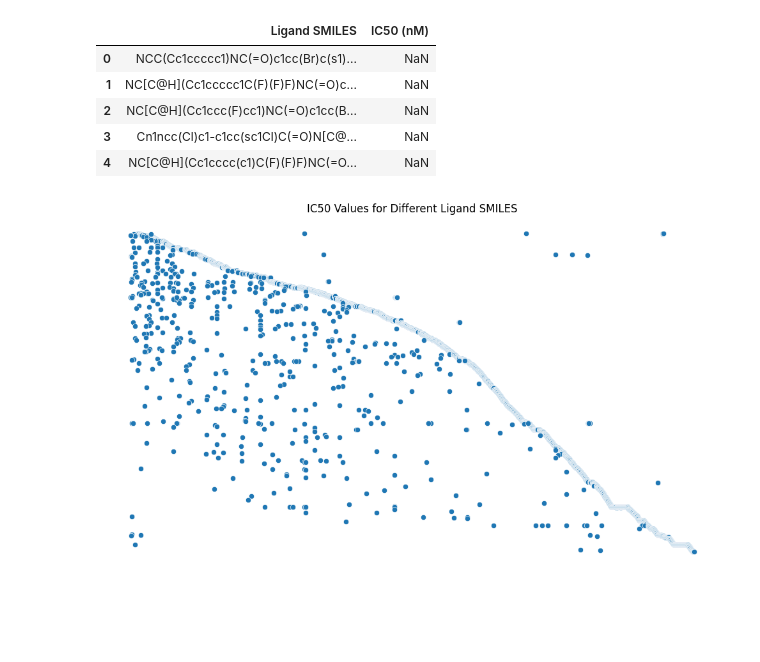
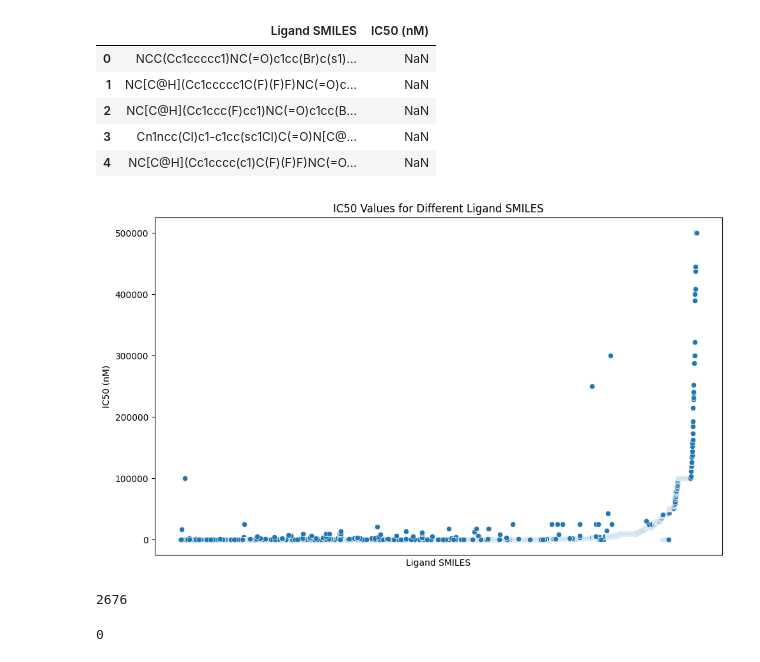
Before and after one commit to eujaidev/Mini-Project, a Jupyter notebook: Preprocessing.ipynb, the cells around one changed output. Drawn from its saved outputs; the diff is of its cells as text; code cells hidden in the pictures; blank space fills up the shorter version.

```diff
--- a/Preprocessing.ipynb
+++ b/Preprocessing.ipynb
@@ -68,0 +89,4 @@ dtype: int64
+# %%
+threshold = len(df)/2
+df.dropna(thresh=threshold, axis=1, inplace=True)
+df.head()
@@ -68,0 +121,11 @@ dtype: int64
+# %%
+print("display IC50 values with '<' symbol")
+display(df[df['IC50 (nM)'].astype(str).str.contains('<')])
+print("Number of IC50 values with '<' symbol")
+print(df['IC50 (nM)'].astype(str).str.contains('<').sum())
+df['IC50 (nM)'] = df['IC50 (nM)'].str.replace('<','')
+print("after removing")
+print("Number of IC50 values with '<' symbol")
+print(df['IC50 (nM)'].astype(str).str.contains('<').sum())
+print("display IC50 values with '<' symbol")
+display(df[df['IC50 (nM)'].astype(str).str.contains('<')])
@@ -68,0 +155,11 @@ dtype: int64
+# %%
+print("display IC50 values with '>' symbol")
+display(df[df['IC50 (nM)'].astype(str).str.contains('>')])
+print("Number of IC50 values with '>' symbol")
+print(df['IC50 (nM)'].astype(str).str.contains('>').sum())
+df['IC50 (nM)'] = df['IC50 (nM)'].str.replace('>','')
+print("after removing")
+print("Number of IC50 values with '>' symbol")
+print(df['IC50 (nM)'].astype(str).str.contains('>').sum())
+print("display IC50 values with '>' symbol")
+display(df[df['IC50 (nM)'].astype(str).str.contains('>')])
@@ -68,0 +207,2 @@ dtype: int64
+# %%
+df["IC50 (nM)"] = df["IC50 (nM)"].apply(pd.to_numeric)
@@ -80,16 +248,25 @@ data.head()
 | 3 | Cn1ncc(Cl)c1-c1cc(sc1Cl)C(=O)N[C@... | NaN |
 | 4 | NC[C@H](Cc1cccc(c1)C(F)(F)F)NC(=O... | NaN |
 # %%
-
-
 plt.figure(figsize=(10, 6))
 sns.scatterplot(x='Ligand SMILES', y='IC50 (nM)', data=df)
 plt.xlabel('Ligand SMILES')
 plt.ylabel('IC50 (nM)')
 plt.title('IC50 Values for Different Ligand SMILES')
-plt.axis('off')
+# plt.axis('off')
 plt.xticks(rotation=90)  # Rotate x-axis labels for better readability
+# plt.yticks(np.linspace(0,500000,500))
+plt.tick_params(axis='x', which='both', bottom=False, top=False, labelbottom=False)
 plt.tight_layout()  # Adjust layout to prevent overlapping labels
 plt.show()
 # %% [output]
-[figure, old version]
+[figure, new version]
+# %%
+df = df[df['IC50 (nM)'] < 200]
+len(df)
+# %% [output]
+2676
+# %%
+df['IC50 (nM)'].isna().sum()
+# %% [output]
+0
```
Also changed, not shown: parts of 13 cells of this notebook, 1 other file.
